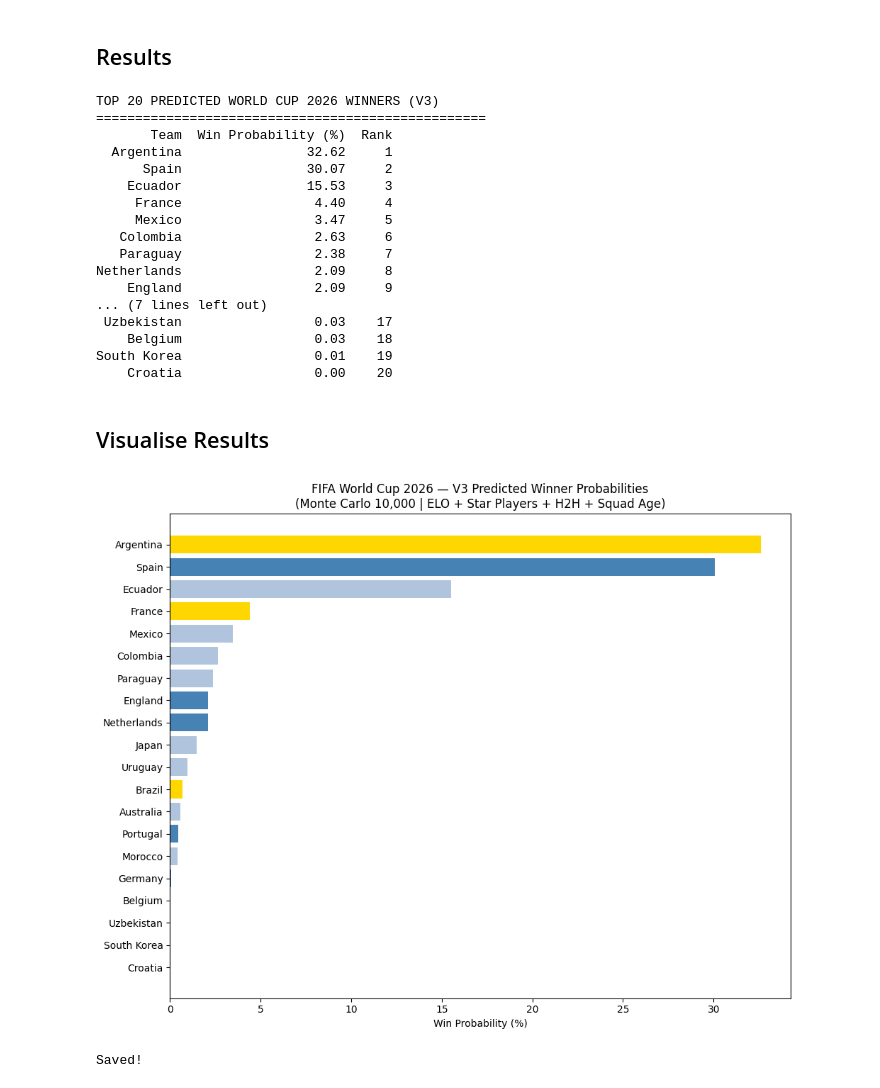
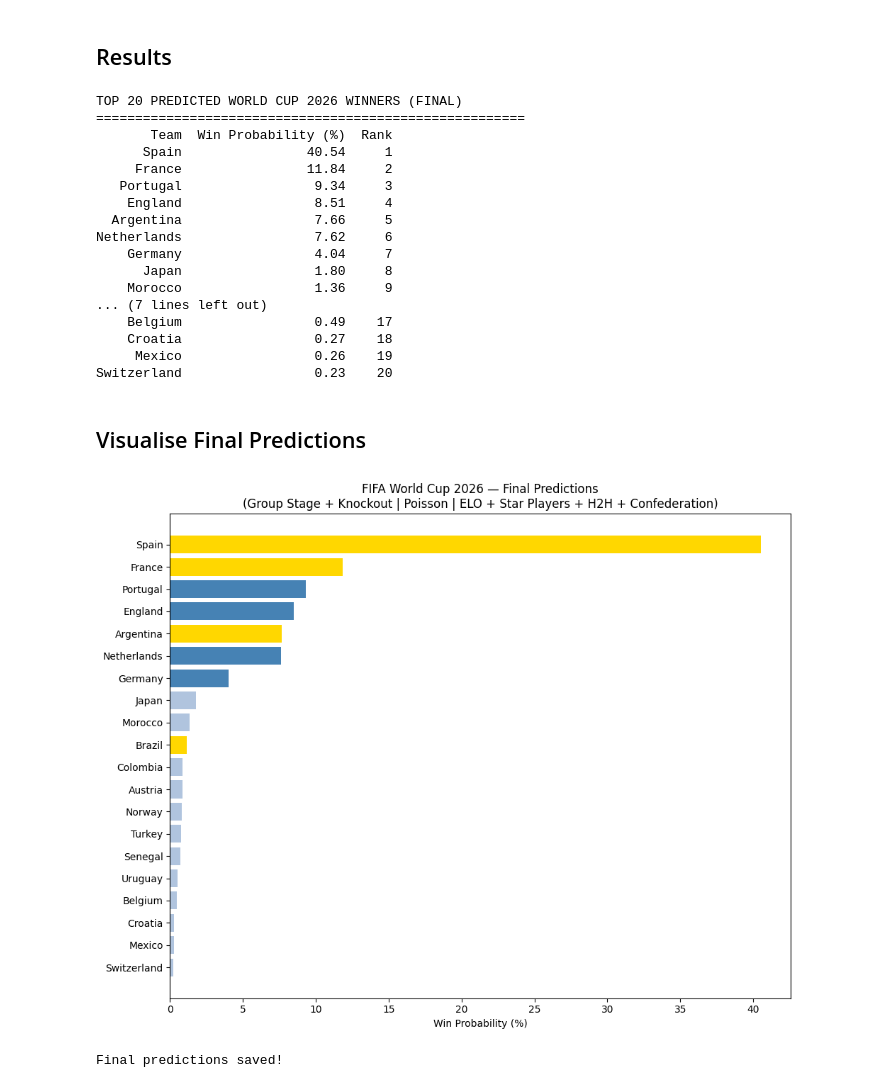
Before and after one commit to PranayaCodes/FIFA_WorldCup_2026, a Jupyter notebook: Monte_Carlo_Simulation/05c_monte_carlo_v3.ipynb, the cells around one changed output. Drawn from its saved outputs; the diff is of its cells as text; code cells hidden in the pictures.

Commit message:
predicted winner with simulation

```diff
--- a/Monte_Carlo_Simulation/05c_monte_carlo_v3.ipynb
+++ b/Monte_Carlo_Simulation/05c_monte_carlo_v3.ipynb
@@ -67,6 +78,14 @@ star_elo_lookup = star_elo.set_index('team')['star_player_elo'].to_dict()
 age_lookup = squad_age.set_index('team')['age_score'].to_dict()
 conf_lookup = elo_conf.set_index('team')['conf_strength'].to_dict()
 ps = player_strength.set_index('team')
+
+# Host nations get crowd boost
+host_nations = ['United States', 'Canada', 'Mexico']
+
+# Confederation mapping
+team_confederation = {}
+for _, row in elo_conf.iterrows():
+    team_confederation[row['team']] = row['confederation']
 
 def get_player_stat(team, col, default=0):
     try:
@@ -79,10 +98,8 @@ def get_team_stats(team, df, n=20):
     team_matches = df[
         (df['home_team'] == team) | (df['away_team'] == team)
     ].tail(n)
-
     if len(team_matches) == 0:
-        return {'form': 0.5, 'avg_scored': 1.0, 'avg_conceded': 1.0}
-
+        return {'form': 0.5, 'avg_scored': 1.2, 'avg_conceded': 1.2}
     wins, scored, conceded = 0, [], []
     for _, row in team_matches.iterrows():
         if row['home_team'] == team:
@@ -95,7 +112,6 @@ def get_team_stats(team, df, n=20):
             conceded.append(row['away_avg_conceded'])
             if row['result'] == -1:
                 wins += 1
-
     return {
         'form': wins / len(team_matches),
         'avg_scored': np.mean(scored),
@@ -103,5 +119,5 @@ def get_team_stats(team, df, n=20):
     }
 
 team_stats = {team: get_team_stats(team, features_df) for team in wc_teams}
-print("Team profiles built!")
+print("Lookups ready!")
 # %% [output]
@@ -245,51 +305,51 @@ results_df = pd.DataFrame(list(win_probs.items()),
 results_df = results_df.sort_values('Win Probability (%)', ascending=False).reset_index(drop=True)
 results_df['Rank'] = results_df.index + 1
 
-print("TOP 20 PREDICTED WORLD CUP 2026 WINNERS (V3)")
-print("=" * 50)
+print("TOP 20 PREDICTED WORLD CUP 2026 WINNERS (FINAL)")
+print("=" * 55)
 print(results_df.head(20).to_string(index=False))
 # %% [output]
-TOP 20 PREDICTED WORLD CUP 2026 WINNERS (V3)
-==================================================
+TOP 20 PREDICTED WORLD CUP 2026 WINNERS (FINAL)
+=======================================================
        Team  Win Probability (%)  Rank
-  Argentina                32.62     1
-      Spain                30.07     2
-    Ecuador                15.53     3
-     France                 4.40     4
-     Mexico                 3.47     5
-   Colombia                 2.63     6
-   Paraguay                 2.38     7
-Netherlands                 2.09     8
-    England                 2.09     9
+      Spain                40.54     1
+     France                11.84     2
+   Portugal                 9.34     3
+    England                 8.51     4
+  Argentina                 7.66     5
+Netherlands                 7.62     6
+    Germany                 4.04     7
+      Japan                 1.80     8
+    Morocco                 1.36     9
 ... (7 lines left out)
- Uzbekistan                 0.03    17
-    Belgium                 0.03    18
-South Korea                 0.01    19
-    Croatia                 0.00    20
+    Belgium                 0.49    17
+    Croatia                 0.27    18
+     Mexico                 0.26    19
+Switzerland                 0.23    20
 # %% [markdown]
-## Visualise Results
+## Visualise Final Predictions
 # %%
 top20 = results_df.head(20).sort_values('Win Probability (%)', ascending=True)
 
 colors = []
 for team in top20['Team']:
-    if team in ['France', 'Argentina', 'Brazil']:
+    if team in ['France', 'Argentina', 'Brazil', 'Spain']:
         colors.append('gold')
-    elif team in ['England', 'Spain', 'Germany', 'Portugal', 'Netherlands']:
+    elif team in ['England', 'Germany', 'Portugal', 'Netherlands']:
         colors.append('steelblue')
     else:
         colors.append('lightsteelblue')
 
 plt.figure(figsize=(10, 8))
-plt.barh(top20['Team'], top20['Win Probability (%)'], color=colors)
+bars = plt.barh(top20['Team'], top20['Win Probability (%)'], color=colors)
 plt.xlabel('Win Probability (%)')
-plt.title('FIFA World Cup 2026 — V3 Predicted Winner Probabilities\n(Monte Carlo 10,000 | ELO + Star Players + H2H + Squad Age)')
+plt.title('FIFA World Cup 2026 — Final Predictions\n(Group Stage + Knockout | Poisson | ELO + Star Players + H2H + Confederation)')
 plt.tight_layout()
-plt.savefig(os.path.join(BASE, 'Monte_Carlo_Simulation', 'wc2026_predictions_v3.png'))
+plt.savefig(os.path.join(BASE, 'Monte_Carlo_Simulation', 'wc2026_final_predictions.png'))
 plt.show()
 
-results_df.to_csv(os.path.join(BASE, 'Monte_Carlo_Simulation', 'predictions_v3.csv'), index=False)
-print("Saved!")
+results_df.to_csv(os.path.join(BASE, 'Monte_Carlo_Simulation', 'predictions_final.csv'), index=False)
+print("Final predictions saved!")
 # %% [output]
-[figure, old version]
+[figure, new version]
-Saved!
+Final predictions saved!
```
Also changed, not shown: parts of 22 cells of this notebook, 3 other files.
